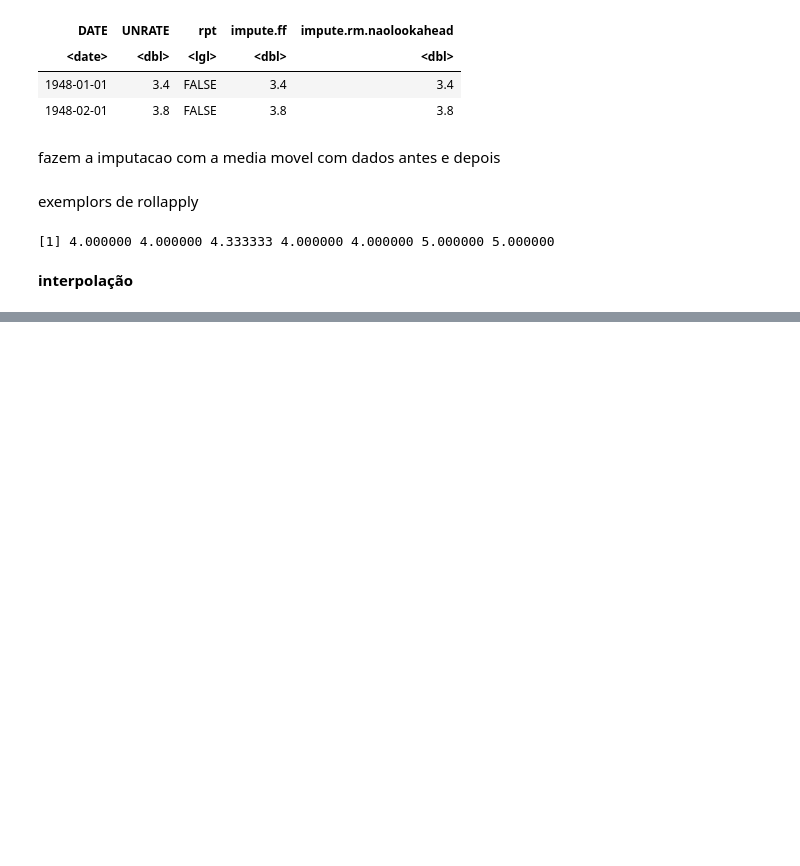
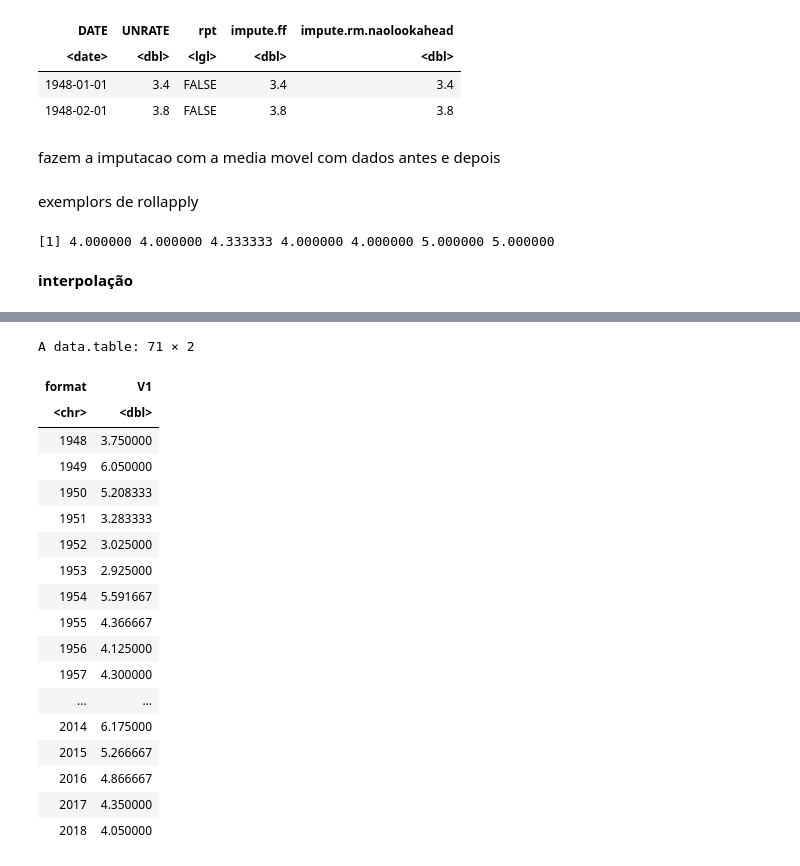
Before and after one commit to kaladabrio2020/analise-pratica-series-temporais_predicao-stats-ml, a Jupyter notebook: capitulo-2-encontrando-dados-e-usando-data-wrangling-com-st/limperza_r.ipynb, the cells around one changed output, grey strips where cells are left out. Saved outputs shown, nothing was run; the diff lists cells and outputs as text; code cells hidden in the pictures; blank space fills up the shorter version.

```diff
--- a/capitulo-2-encontrando-dados-e-usando-data-wrangling-com-st/limperza_r.ipynb
+++ b/capitulo-2-encontrando-dados-e-usando-data-wrangling-com-st/limperza_r.ipynb
@@ -247,0 +307,22 @@ impute.rm.naolookahead
+# %%
+unemp[, mean(UNRATE), by=format(DATE, "%Y")]
+# %% [output]
+A data.table: 71 × 2
+| format | V1 |
+| <chr> | <dbl> |
+| 1948 | 3.750000 |
+| 1949 | 6.050000 |
+| 1950 | 5.208333 |
+| 1951 | 3.283333 |
+| 1952 | 3.025000 |
+| 1953 | 2.925000 |
+| 1954 | 5.591667 |
+| 1955 | 4.366667 |
+| 1956 | 4.125000 |
+| 1957 | 4.300000 |
+| ... | ... |
+| 2014 | 6.175000 |
+| 2015 | 5.266667 |
+| 2016 | 4.866667 |
+| 2017 | 4.350000 |
+| 2018 | 4.050000 |
```
Also changed, not shown: parts of 17 cells of this notebook, 4 other files.
